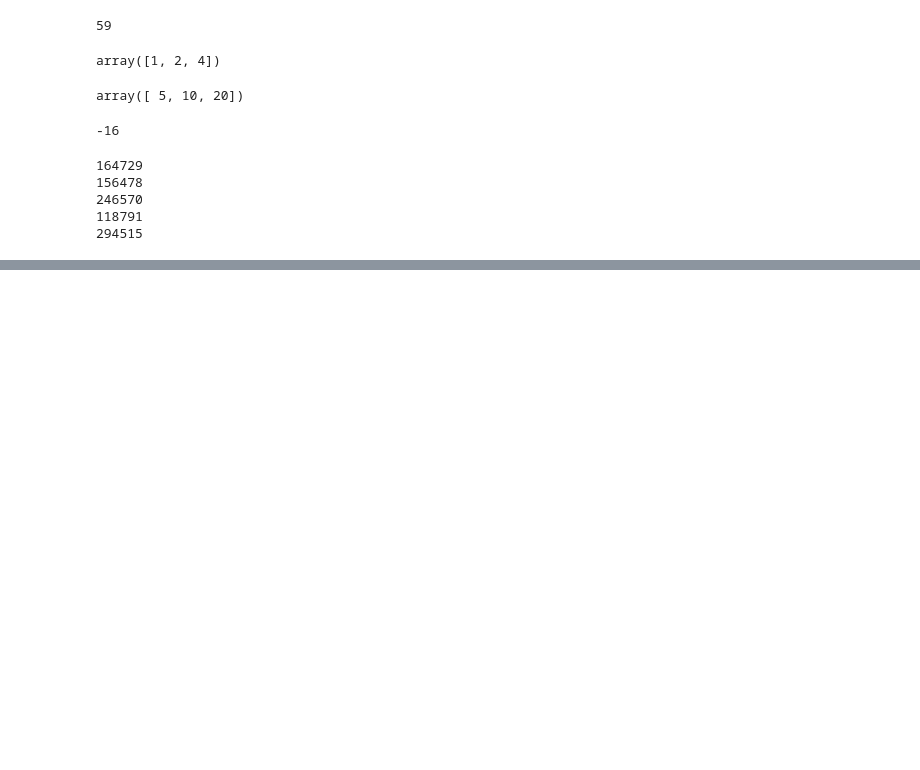
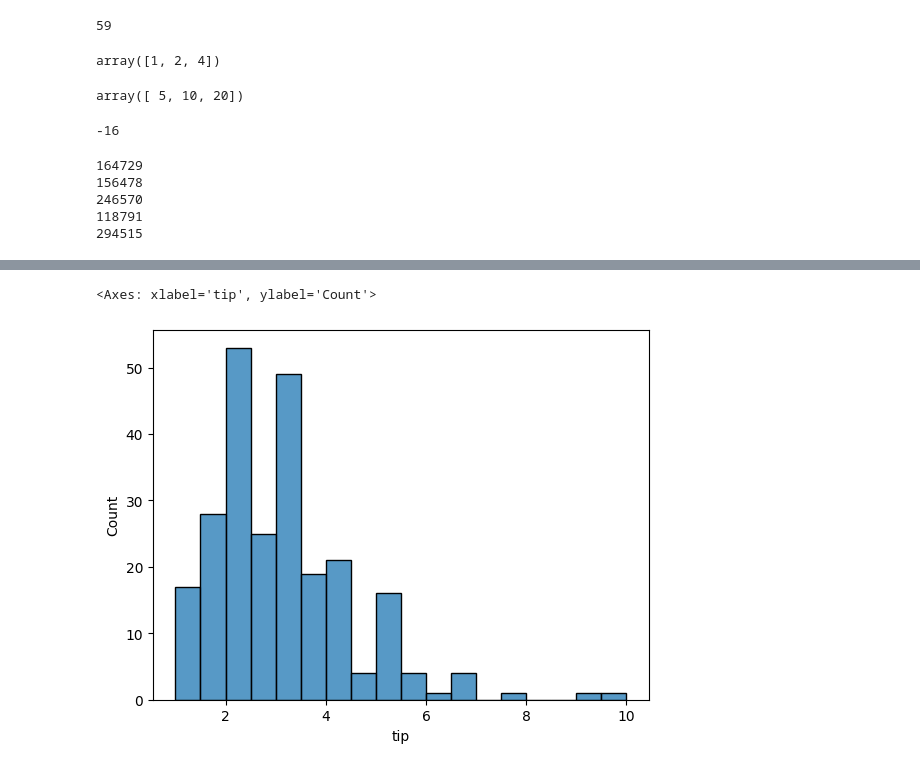
Before and after one commit to NavidBinAhmed/exercise_hub, a Jupyter notebook: selfmot.ipynb, the cells around one changed output, grey strips where cells are left out. Cells and saved outputs as stored; diff of their text form; code cells hidden in the pictures; blank space fills up the shorter version.

```diff
--- a/selfmot.ipynb
+++ b/selfmot.ipynb
@@ -3486,0 +3560,5 @@ ValueError: operands could not be broadcast together with shapes (2,3) (3,3)
+# %%
+sns.histplot(data['tip'])
+# %% [output]
+<Axes: xlabel='tip', ylabel='Count'>
+[figure, added]
```
Also changed, not shown: parts of 47 cells of this notebook, 1 other file.
